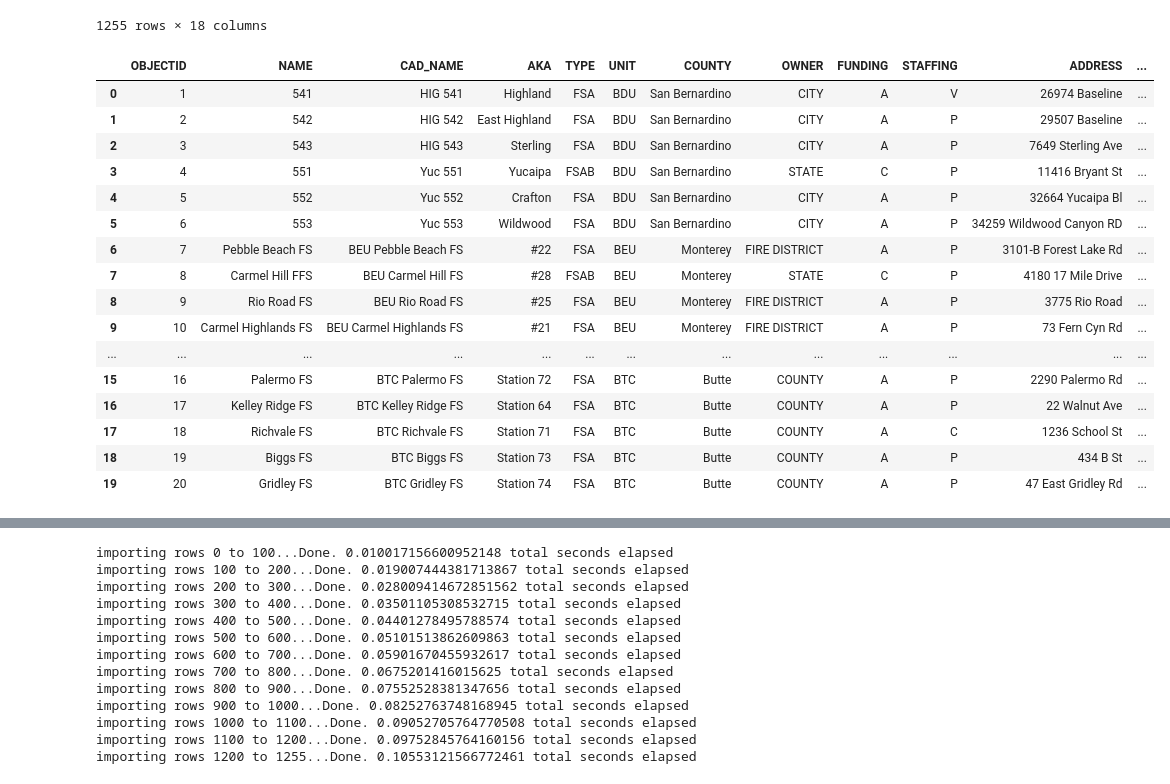
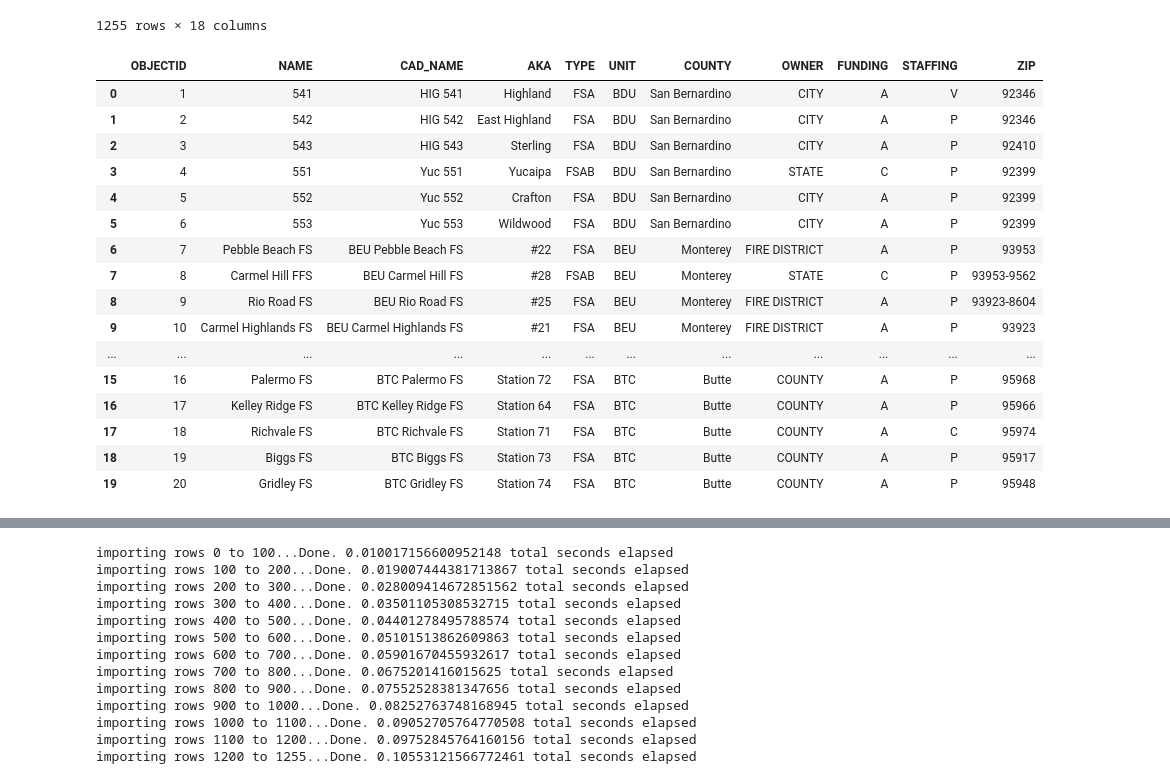
Before and after one commit to JuliaBehling/Final_Project, a Jupyter notebook: cleaning_Facilities.ipynb, the cells around one changed output, grey strips where cells are left out. Saved outputs shown, nothing was run; the diff lists cells and outputs as text; code cells hidden in the pictures.

Commit message:
added a locations table to postgres

```diff
--- a/cleaning_Facilities.ipynb
+++ b/cleaning_Facilities.ipynb
@@ -59,40 +59,35 @@ extract_transform_load(data)
 # %%
 facilities_df = facilities_df[[ "OBJECTID",
  "NAME",
  "CAD_NAME",
  "AKA",
  "TYPE",
  "UNIT",
  "COUNTY",
  "OWNER",
  "FUNDING",
  "STAFFING",
- "ADDRESS",
- "CITY",
- "ZIP",
- "PHONE_NUM",
- "LAT",
- "LON"]].copy()
+ "ZIP"]].copy()
 
 facilities_df.head(20)
 # %% [output]
-|  | OBJECTID | NAME | CAD_NAME | AKA | TYPE | UNIT | COUNTY | OWNER | FUNDING | STAFFING | ADDRESS | ... |
-| 0 | 1 | 541 | HIG 541 | Highland | FSA | BDU | San Bernardino | CITY | A | V | 26974 Baseline | ... |
-| 1 | 2 | 542 | HIG 542 | East Highland | FSA | BDU | San Bernardino | CITY | A | P | 29507 Baseline | ... |
-| 2 | 3 | 543 | HIG 543 | Sterling | FSA | BDU | San Bernardino | CITY | A | P | 7649 Sterling Ave | ... |
-| 3 | 4 | 551 | Yuc 551 | Yucaipa | FSAB | BDU | San Bernardino | STATE | C | P | 11416 Bryant St | ... |
-| 4 | 5 | 552 | Yuc 552 | Crafton | FSA | BDU | San Bernardino | CITY | A | P | 32664 Yucaipa Bl | ... |
-| 5 | 6 | 553 | Yuc 553 | Wildwood | FSA | BDU | San Bernardino | CITY | A | P | 34259 Wildwood Canyon RD | ... |
-| 6 | 7 | Pebble Beach FS | BEU Pebble Beach FS | #22 | FSA | BEU | Monterey | FIRE DISTRICT | A | P | 3101-B Forest Lake Rd | ... |
-| 7 | 8 | Carmel Hill FFS | BEU Carmel Hill FS | #28 | FSAB | BEU | Monterey | STATE | C | P | 4180 17 Mile Drive | ... |
-| 8 | 9 | Rio Road FS | BEU Rio Road FS | #25 | FSA | BEU | Monterey | FIRE DISTRICT | A | P | 3775 Rio Road | ... |
-| 9 | 10 | Carmel Highlands FS | BEU Carmel Highlands FS | #21 | FSA | BEU | Monterey | FIRE DISTRICT | A | P | 73 Fern Cyn Rd | ... |
-| ... | ... | ... | ... | ... | ... | ... | ... | ... | ... | ... | ... | ... |
-| 15 | 16 | Palermo FS | BTC Palermo FS | Station 72 | FSA | BTC | Butte | COUNTY | A | P | 2290 Palermo Rd | ... |
-| 16 | 17 | Kelley Ridge FS | BTC Kelley Ridge FS | Station 64 | FSA | BTC | Butte | COUNTY | A | P | 22 Walnut Ave | ... |
-| 17 | 18 | Richvale FS | BTC Richvale FS | Station 71 | FSA | BTC | Butte | COUNTY | A | C | 1236 School St | ... |
-| 18 | 19 | Biggs FS | BTC Biggs FS | Station 73 | FSA | BTC | Butte | COUNTY | A | P | 434 B St | ... |
-| 19 | 20 | Gridley FS | BTC Gridley FS | Station 74 | FSA | BTC | Butte | COUNTY | A | P | 47 East Gridley Rd | ... |
+|  | OBJECTID | NAME | CAD_NAME | AKA | TYPE | UNIT | COUNTY | OWNER | FUNDING | STAFFING | ZIP |
+| 0 | 1 | 541 | HIG 541 | Highland | FSA | BDU | San Bernardino | CITY | A | V | 92346 |
+| 1 | 2 | 542 | HIG 542 | East Highland | FSA | BDU | San Bernardino | CITY | A | P | 92346 |
+| 2 | 3 | 543 | HIG 543 | Sterling | FSA | BDU | San Bernardino | CITY | A | P | 92410 |
+| 3 | 4 | 551 | Yuc 551 | Yucaipa | FSAB | BDU | San Bernardino | STATE | C | P | 92399 |
+| 4 | 5 | 552 | Yuc 552 | Crafton | FSA | BDU | San Bernardino | CITY | A | P | 92399 |
+| 5 | 6 | 553 | Yuc 553 | Wildwood | FSA | BDU | San Bernardino | CITY | A | P | 92399 |
+| 6 | 7 | Pebble Beach FS | BEU Pebble Beach FS | #22 | FSA | BEU | Monterey | FIRE DISTRICT | A | P | 93953 |
+| 7 | 8 | Carmel Hill FFS | BEU Carmel Hill FS | #28 | FSAB | BEU | Monterey | STATE | C | P | 93953-9562 |
+| 8 | 9 | Rio Road FS | BEU Rio Road FS | #25 | FSA | BEU | Monterey | FIRE DISTRICT | A | P | 93923-8604 |
+| 9 | 10 | Carmel Highlands FS | BEU Carmel Highlands FS | #21 | FSA | BEU | Monterey | FIRE DISTRICT | A | P | 93923 |
+| ... | ... | ... | ... | ... | ... | ... | ... | ... | ... | ... | ... |
+| 15 | 16 | Palermo FS | BTC Palermo FS | Station 72 | FSA | BTC | Butte | COUNTY | A | P | 95968 |
+| 16 | 17 | Kelley Ridge FS | BTC Kelley Ridge FS | Station 64 | FSA | BTC | Butte | COUNTY | A | P | 95966 |
+| 17 | 18 | Richvale FS | BTC Richvale FS | Station 71 | FSA | BTC | Butte | COUNTY | A | C | 95974 |
+| 18 | 19 | Biggs FS | BTC Biggs FS | Station 73 | FSA | BTC | Butte | COUNTY | A | P | 95917 |
+| 19 | 20 | Gridley FS | BTC Gridley FS | Station 74 | FSA | BTC | Butte | COUNTY | A | P | 95948 |
 # %%
 facilities_df.count()
 # %% [output]
```
Also changed, not shown: parts of 7 cells of this notebook.
